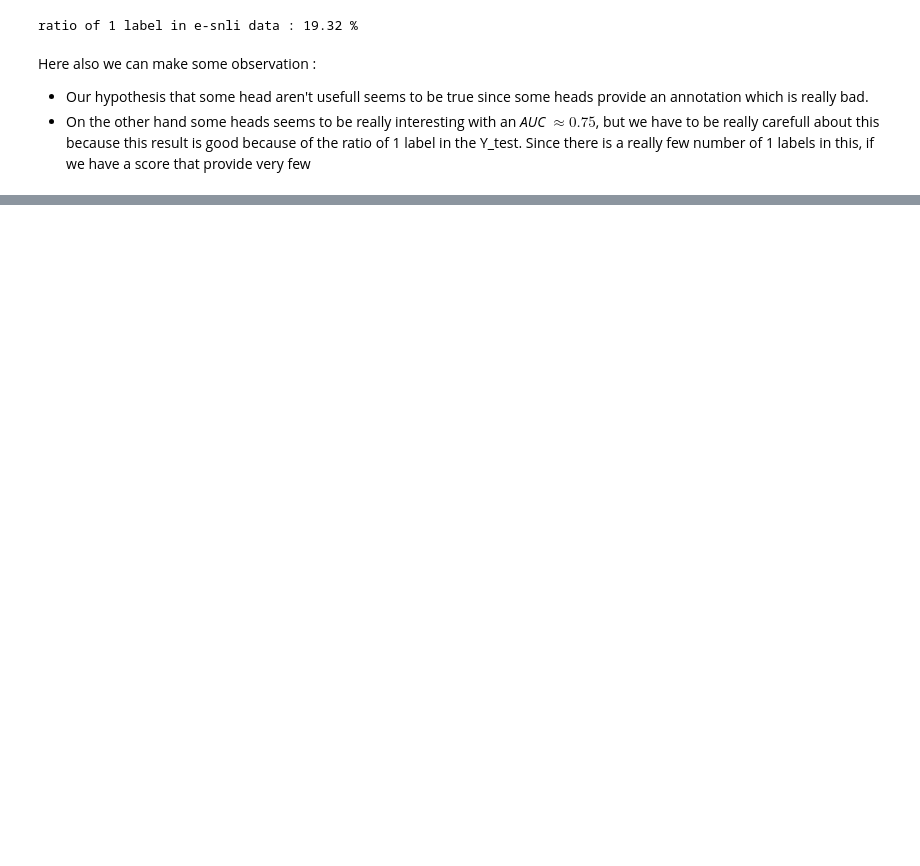
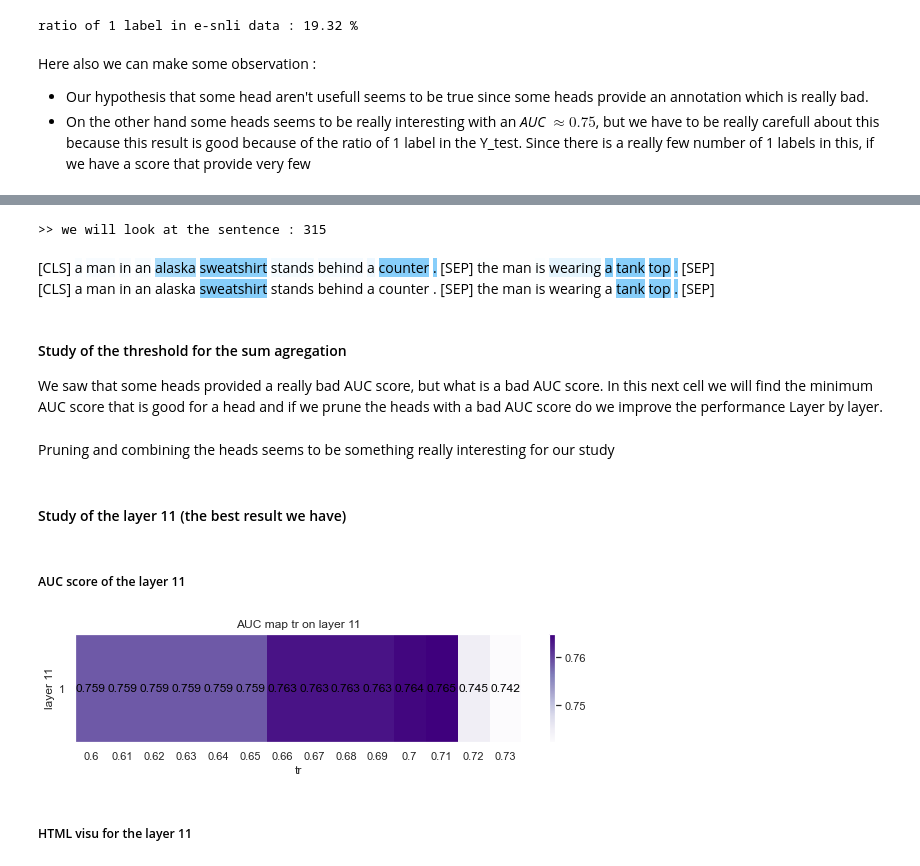
Before and after one commit to lolofo/stage_4_gm, a Jupyter notebook: attention_algorithms/notebooks/AUC Head Map.ipynb, the cells around one changed output, grey strips where cells are left out. Saved outputs shown, nothing was run; the diff lists cells and outputs as text; code cells hidden in the pictures; blank space fills up the shorter version.

Commit message:
work on the auc map : a first good result

```diff
--- a/attention_algorithms/notebooks/AUC Head Map.ipynb
+++ b/attention_algorithms/notebooks/AUC Head Map.ipynb
@@ -312,0 +424,44 @@ Here also we can make some observation :
+# %%
+# visualize on the best head
+sent_choice = random.randint(0,1000)
+print(f">> we will look at the sentence : {sent_choice}")
+
+try :
+    sent = sentences[sent_choice, :].clone().detach()[None,:]
+    mk = masks[sent_choice, :].clone().detach()[None,:]
+    raw_attention_inst = RawAttention(model=model,
+                                      input_ids=sent,
+                                      attention_mask=mk,
+                                      test_mod=False
+                                      )
+
+    # construction of the attention score
+    buff = raw_attention_inst.attention_tensor[0,10,:,:,:]
+    attention_score = None
+    # first we apply the mask
+    for h in range(12):
+        buff[h,:,:] *= int(auc_mask[10,h])
+
+    attention_score = buff.sum(dim=0) # sum of all the heads
+    attention_score = attention_score.sum(dim=0) # sum on the lines
+    attention_score = normalize_attention(raw_attention_inst.tokens, attention_score)
+
+    # we will now earch the e-snli corresponding sentence
+    j = 0
+
+    while eval(e_snli_data["tok_sent"][j]) != raw_attention_inst.tokens :
+        j += 1
+    # attention visu
+    vis = hightlight_txt(raw_attention_inst.tokens, attention_score, torch.tensor(eval(e_snli_data["hg_goal"][j])))
+    display(HTML(vis))
+
+except Exception :
+    print("sentences problems")
+# %% [output]
+>> we will look at the sentence : 315
+[CLS] a man in an alaska sweatshirt stands behind a counter . [SEP] the man is wearing a tank top . [SEP]
+[CLS] a man in an alaska sweatshirt stands behind a counter . [SEP] the man is wearing a tank top . [SEP]
+# %% [markdown]
+#### Study of the threshold for the sum agregation
+
+We saw that some heads provided a really bad AUC score, but what is a bad AUC score. In this next cell we will find the minimum AUC score that is good for a head and if we prune the heads with a bad AUC score do we improve the performance Layer by layer.
@@ -312,0 +559,6 @@ Here also we can make some observation :
+# %% [markdown]
+Pruning and combining the heads seems to be something really interesting for our study
+# %% [markdown]
+#### Study of the layer 11 (the best result we have)
+# %% [markdown]
+##### AUC score of the layer 11
@@ -312,0 +642,10 @@ Here also we can make some observation :
+# %%
+fig = default_plot_colormap(Tr_auc_map, xstick=[str(np.round(t,3)) for t in TR_s] ,
+                            sz = (10,2),
+                            xlabel="tr", ylabel="layer 11", title="AUC map tr on layer 11")
+plt.savefig(os.path.join(graph_folder,"auc_map_tr_search_on_layer_11.png"))
+plt.show()
+# %% [output]
+[figure, added]
+# %% [markdown]
+##### HTML visu for the layer 11
```
Also changed, not shown: parts of 24 cells of this notebook, 3 other files.
